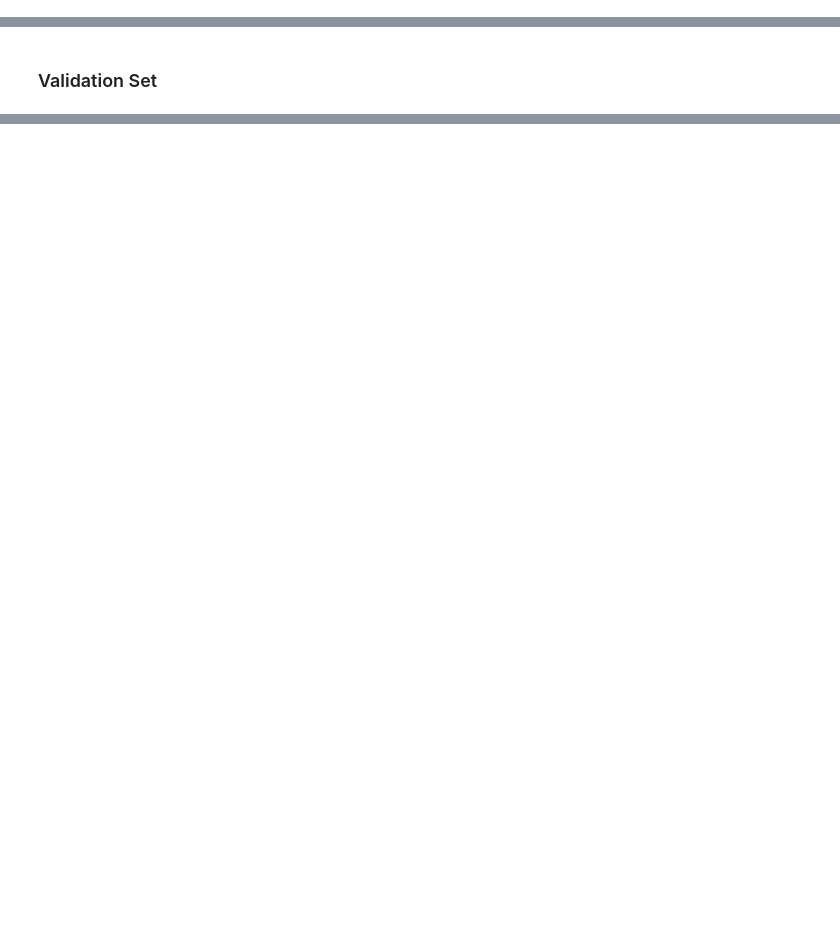
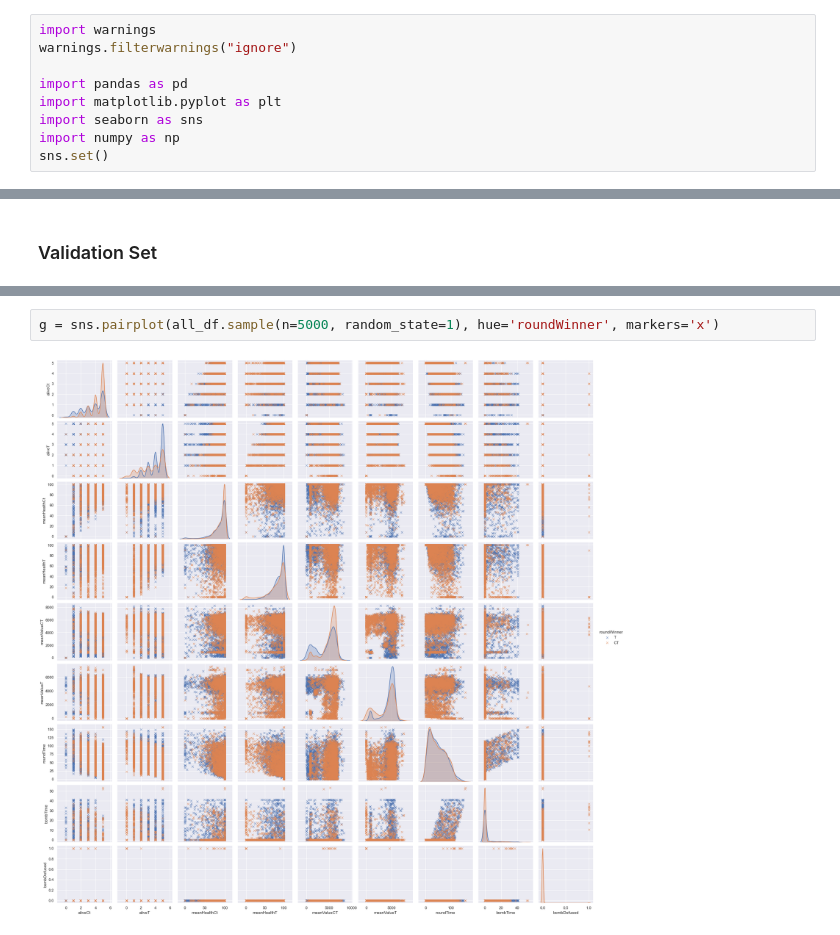
Before and after one commit to phil-holland/csgo-impact-rating, a Jupyter notebook: lightgbm/eda.ipynb, the cells around one changed output, grey strips where cells are left out. Cells and saved outputs as stored; diff of their text form; blank space fills up the shorter version.

Commit message:
Added feature pairplot to eda notebook

```diff
--- a/lightgbm/eda.ipynb
+++ b/lightgbm/eda.ipynb
@@ -9,0 +5,9 @@ val_df = pd.read_csv('./val.csv')
+# %%
+import warnings
+warnings.filterwarnings("ignore")
+
+import pandas as pd
+import matplotlib.pyplot as plt
+import seaborn as sns
+import numpy as np
+sns.set()
@@ -39,0 +71,4 @@ display(val_df.describe())
+# %%
+g = sns.pairplot(all_df.sample(n=5000, random_state=1), hue='roundWinner', markers='x')
+# %% [output]
+[figure, added]
```
Also changed, not shown: parts of 6 cells of this notebook, 1 other file.
